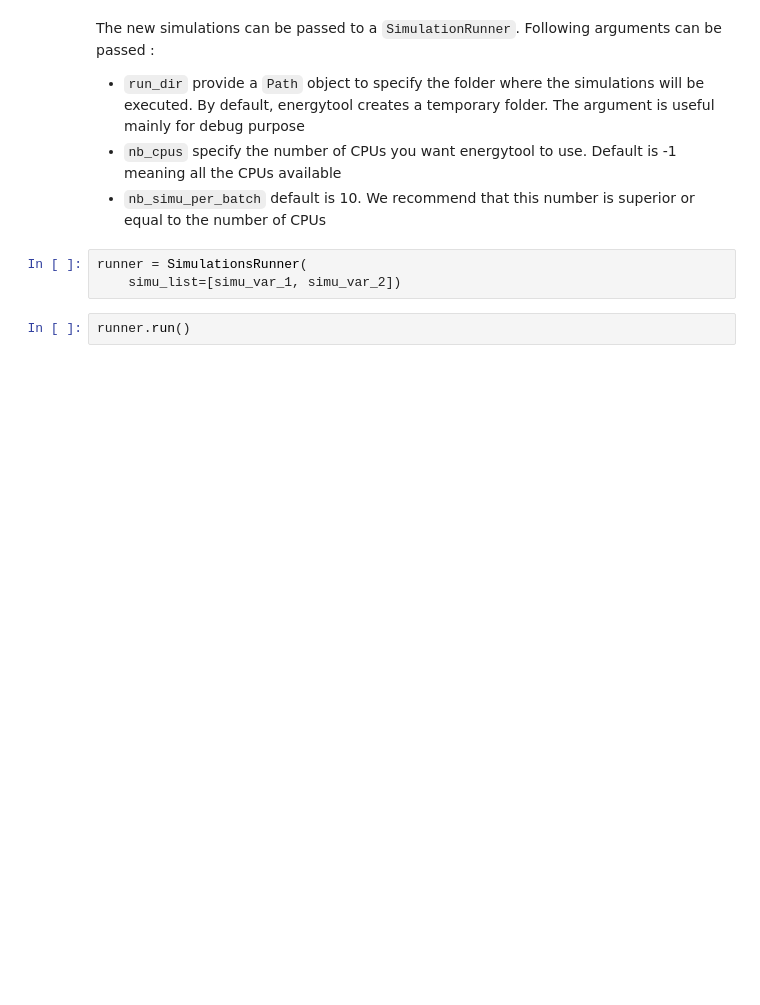
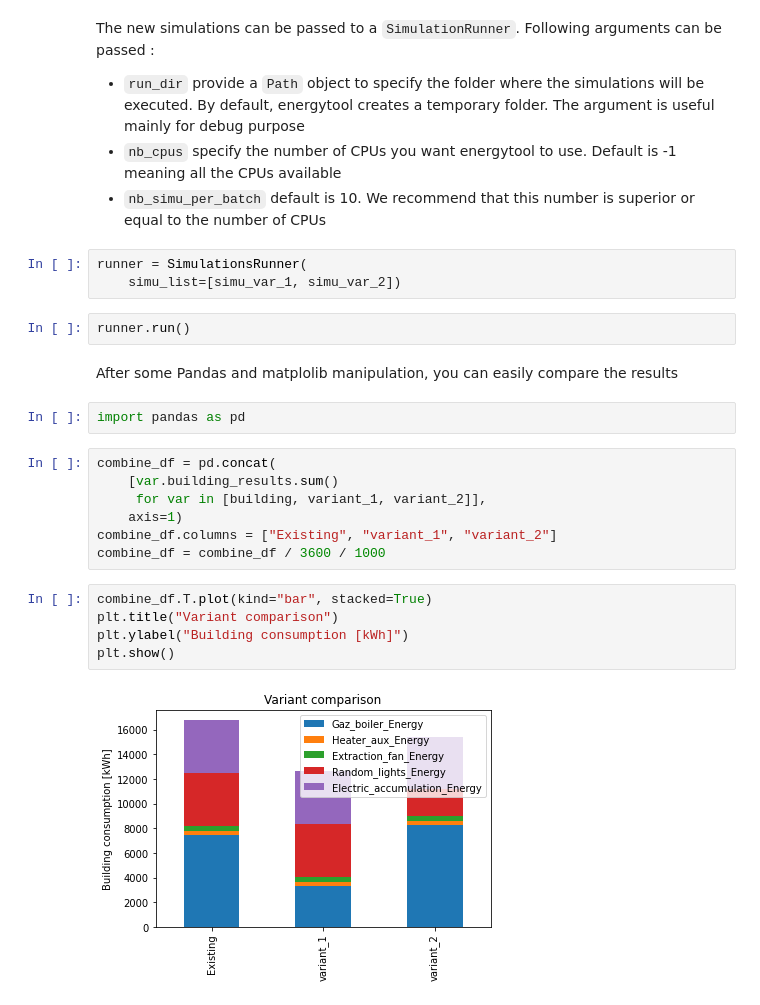
Before and after one commit to BuildingEnergySimulationTools/energytool, a Jupyter notebook: tutorials/building.ipynb, the cells around one changed output. Cells and saved outputs as stored; diff of their text form; blank space fills up the shorter version.

Commit message:
tutorials building updates

```diff
--- a/tutorials/building.ipynb
+++ b/tutorials/building.ipynb
@@ -258,3 +259,21 @@ runner = SimulationsRunner(
     simu_list=[simu_var_1, simu_var_2])
 # %%
 runner.run()
+# %% [markdown]
+After some Pandas and matplolib manipulation, you can easily compare the results
+# %%
+import pandas as pd
+# %%
+combine_df = pd.concat(
+    [var.building_results.sum()
+     for var in [building, variant_1, variant_2]],
+    axis=1)
+combine_df.columns = ["Existing", "variant_1", "variant_2"]
+combine_df = combine_df / 3600 / 1000
+# %%
+combine_df.T.plot(kind="bar", stacked=True)
+plt.title("Variant comparison")
+plt.ylabel("Building consumption [kWh]")
+plt.show()
+# %% [output]
+[figure, added]
```
Also changed, not shown: parts of 1 cell of this notebook.
